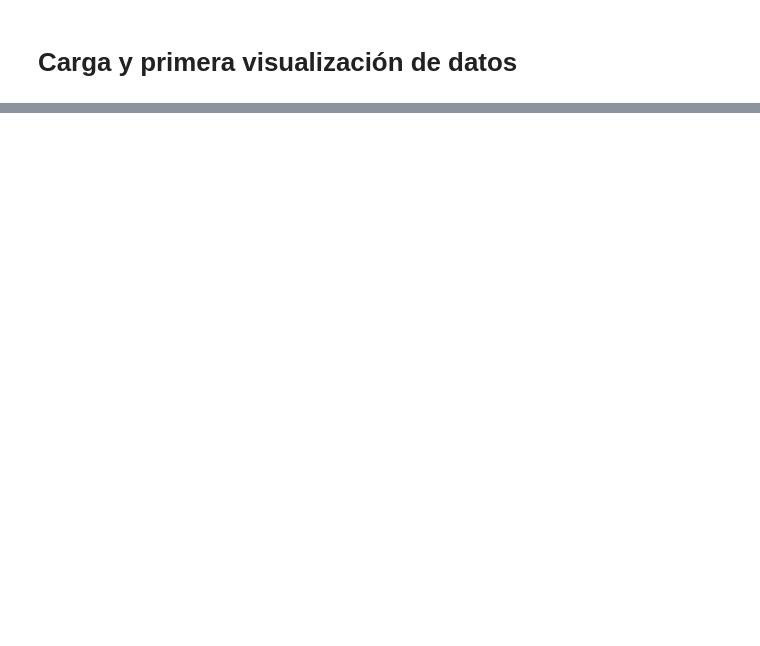
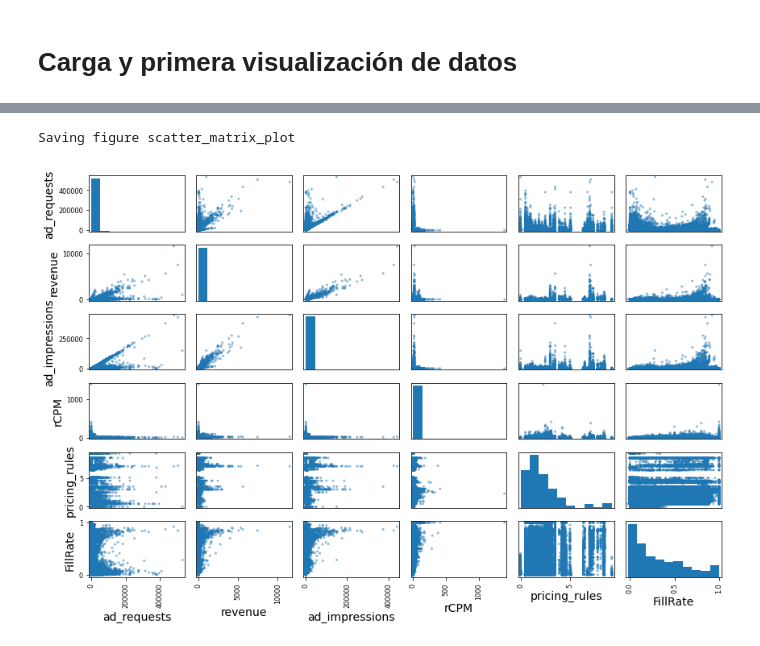
Before and after one commit to aaronjdigital/mlidigital, a Jupyter notebook: Newbase ML Reglas de Precio.ipynb, the cells around one changed output, grey strips where cells are left out. Drawn from its saved outputs; the diff is of its cells as text; code cells hidden in the pictures; blank space fills up the shorter version.

```diff
--- a/Newbase ML Reglas de Precio.ipynb
+++ b/Newbase ML Reglas de Precio.ipynb
@@ -1005,0 +109,15 @@ def plot_learning_curves(model, X, y):
+# %%
+prules = prules[prules['FillRate']<=1]
+prules = prules.reset_index(drop = True)
+# %%
+# from pandas.tools.plotting import scatter_matrix # For older versions of Pandas
+# Todas las gráficas se ven muy dispersas
+from pandas.plotting import scatter_matrix
+
+attributes = ["ad_requests", "revenue", "ad_impressions",
+              "rCPM", 'pricing_rules', 'FillRate']
+scatter_matrix(prules[attributes], figsize=(12, 8))
+save_fig("scatter_matrix_plot")
+# %% [output]
+Saving figure scatter_matrix_plot
+[figure, added]
```
Also changed, not shown: parts of 116 cells of this notebook.
